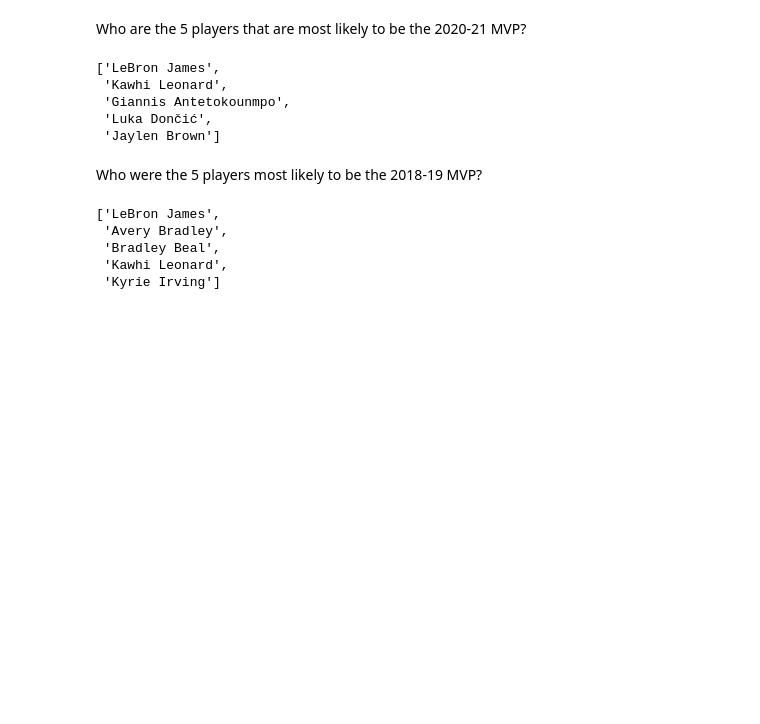
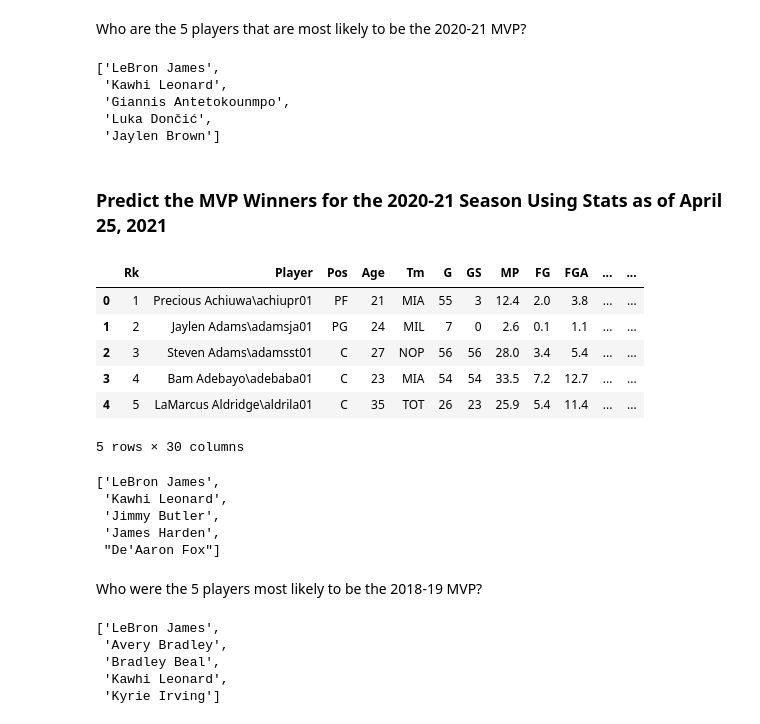
Before and after one commit to jacquelinekclee/naivebayes_nba_players, a Jupyter notebook: naive_bayes_nba_players.ipynb, the cells around one changed output. Saved outputs shown, nothing was run; the diff lists cells and outputs as text; code cells hidden in the pictures; blank space fills up the shorter version.

```diff
--- a/naive_bayes_nba_players.ipynb
+++ b/naive_bayes_nba_players.ipynb
@@ -1020,3 +1010,16 @@ mvp_contenders
  'Giannis Antetokounmpo',
  'Luka Dončić',
  'Jaylen Brown']
+# %% [markdown]
+### Predict the MVP Winners for the 2020-21 Season Using Stats as of April 25, 2021
+# %%
+test_apr2021 = pd.read_csv('players_21.csv')
+test_apr2021.head()
+# %% [output]
+|  | Rk | Player | Pos | Age | Tm | G | GS | MP | FG | FGA | ... | ... |
+| 0 | 1 | Precious Achiuwa\achiupr01 | PF | 21 | MIA | 55 | 3 | 12.4 | 2.0 | 3.8 | ... | ... |
+| 1 | 2 | Jaylen Adams\adamsja01 | PG | 24 | MIL | 7 | 0 | 2.6 | 0.1 | 1.1 | ... | ... |
+| 2 | 3 | Steven Adams\adamsst01 | C | 27 | NOP | 56 | 56 | 28.0 | 3.4 | 5.4 | ... | ... |
+| 3 | 4 | Bam Adebayo\adebaba01 | C | 23 | MIA | 54 | 54 | 33.5 | 7.2 | 12.7 | ... | ... |
+| 4 | 5 | LaMarcus Aldridge\aldrila01 | C | 35 | TOT | 26 | 23 | 25.9 | 5.4 | 11.4 | ... | ... |
+5 rows × 30 columns
@@ -1023 +1049,10 @@ mvp_contenders
+# %%
+mvp_contenders = list(test_apr2021.sort_values('MVP Prediction', ascending=False)['Player'][:5])
+mvp_contenders
+# %% [output]
+['LeBron James',
+ 'Kawhi Leonard',
+ 'Jimmy Butler',
+ 'James Harden',
+ "De'Aaron Fox"]
 # %%
```
Also changed, not shown: parts of 88 cells of this notebook.
